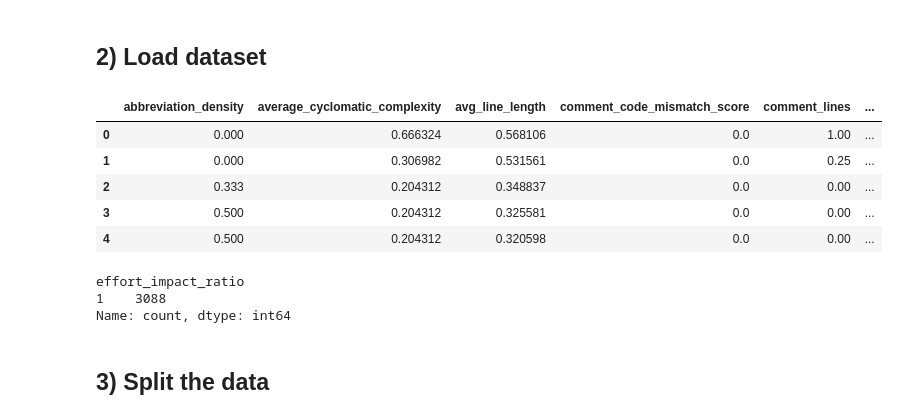
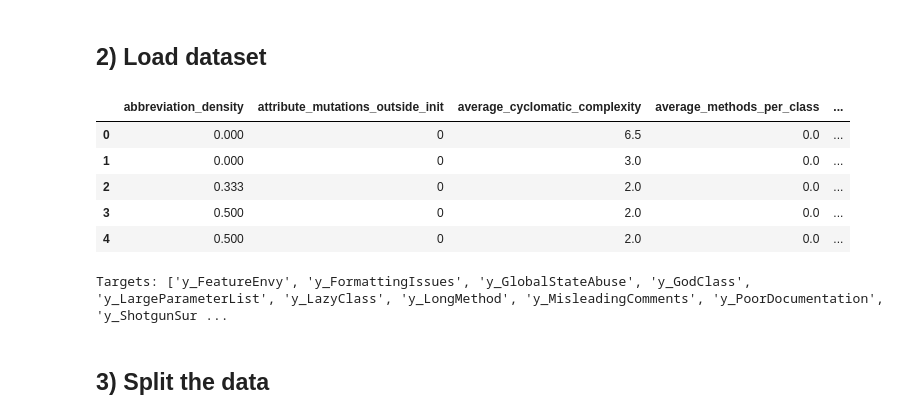
Before and after one commit to Darth-218/code-quality-assessment, a Jupyter notebook: notebooks/ExtraTrees.ipynb, the cells around one changed output. Cells and saved outputs as stored; diff of their text form; code cells hidden in the pictures.

```diff
--- a/notebooks/ExtraTrees.ipynb
+++ b/notebooks/ExtraTrees.ipynb
@@ -12,32 +12,31 @@ from sklearn.ensemble import ExtraTreesClassifier
 from sklearn.metrics import accuracy_score, classification_report
 import pickle
 from pathlib import Path
+pd.set_option('display.max_columns', None)
 # %% [markdown]
 ## 2) Load dataset
 # %%
-df = pd.read_csv('../data/processed/dataset_processed.csv')
+df = pd.read_csv('../data/raw/dataset.csv')
 df.head()
 # %% [output]
-|  | abbreviation_density | average_cyclomatic_complexity | avg_line_length | comment_code_mismatch_score | comment_lines | ... |
-| 0 | 0.000 | 0.666324 | 0.568106 | 0.0 | 1.00 | ... |
-| 1 | 0.000 | 0.306982 | 0.531561 | 0.0 | 0.25 | ... |
-| 2 | 0.333 | 0.204312 | 0.348837 | 0.0 | 0.00 | ... |
-| 3 | 0.500 | 0.204312 | 0.325581 | 0.0 | 0.00 | ... |
-| 4 | 0.500 | 0.204312 | 0.320598 | 0.0 | 0.00 | ... |
+|  | abbreviation_density | attribute_mutations_outside_init | average_cyclomatic_complexity | average_methods_per_class | ... |
+| 0 | 0.000 | 0 | 6.5 | 0.0 | ... |
+| 1 | 0.000 | 0 | 3.0 | 0.0 | ... |
+| 2 | 0.333 | 0 | 2.0 | 0.0 | ... |
+| 3 | 0.500 | 0 | 2.0 | 0.0 | ... |
+| 4 | 0.500 | 0 | 2.0 | 0.0 | ... |
 # %%
-X = df.iloc[:, :-1]
-y = df.iloc[:, -1]
+# Features = everything except target columns that start with "y_"
+target_cols = [c for c in df.columns if c.startswith("y_")]
+if not target_cols:
+    raise ValueError("No columns found starting with 'y_'")
 
-# If the target is continuous numeric, convert it to classes (0/1) using a simple threshold.
-# This is needed for classifiers (they require discrete labels).
-if pd.api.types.is_numeric_dtype(y):
-    y = (y >= y.median()).astype(int)
+X = df.drop(columns=target_cols)
+Y = df[target_cols]  # DataFrame containing all y_ targets
 
-y.value_counts(dropna=False)
+print("Targets:", target_cols)
 # %% [output]
-effort_impact_ratio
-1    3088
-Name: count, dtype: int64
+Targets: ['y_FeatureEnvy', 'y_FormattingIssues', 'y_GlobalStateAbuse', 'y_GodClass', 'y_LargeParameterList', 'y_LazyClass', 'y_LongMethod', 'y_MisleadingComments', 'y_PoorDocumentation', 'y_ShotgunSur ...
 # %% [markdown]
 ## 3) Split the data
 # %%
```
Also changed, not shown: parts of 2 cells of this notebook, 1 other file.
